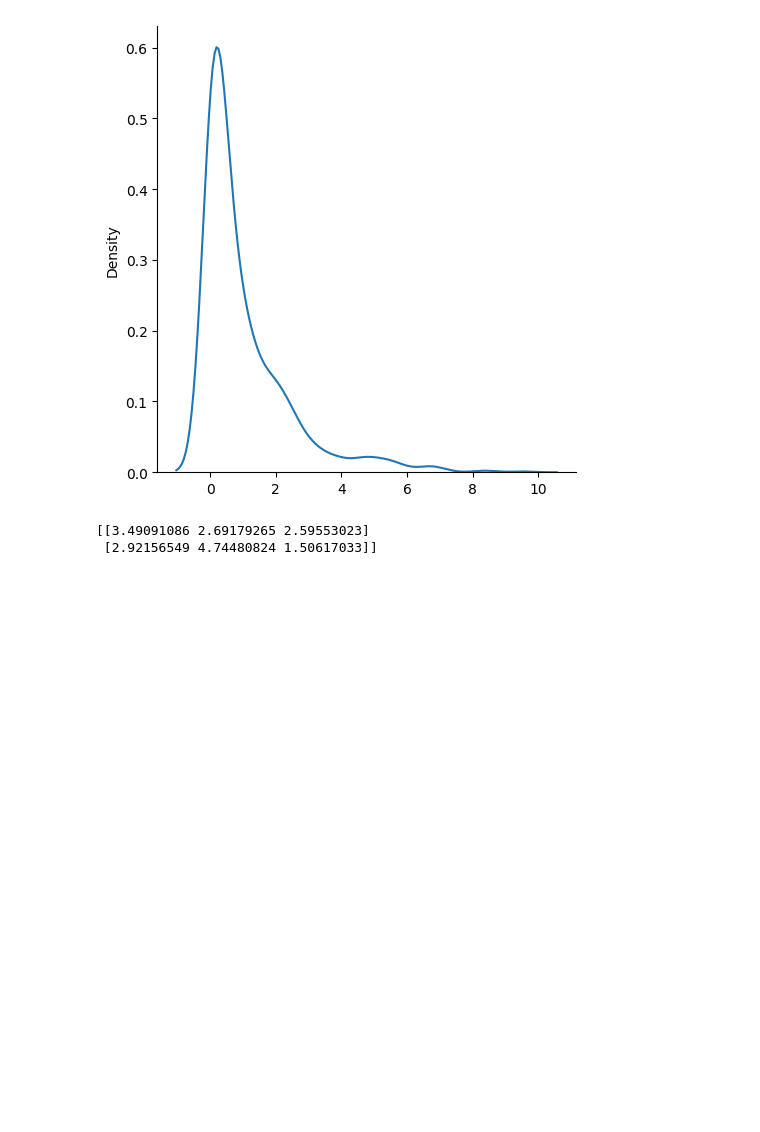
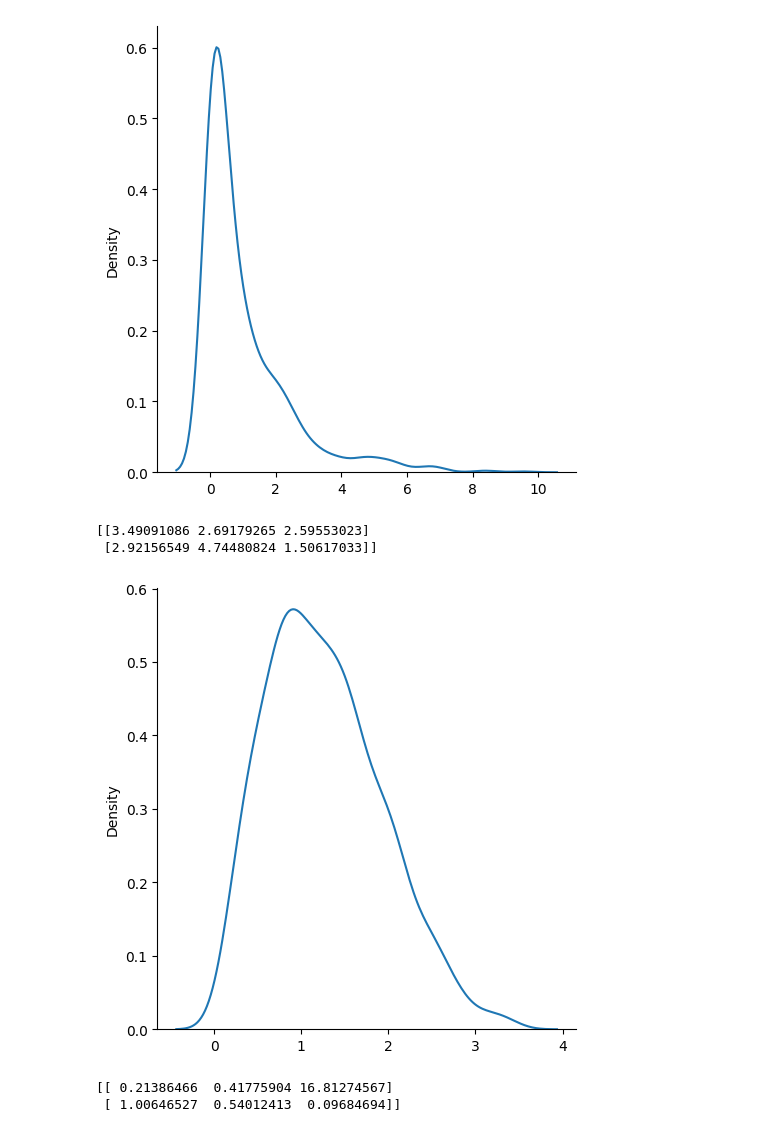
Before and after one commit to shubhajyotimitra/numpy-pandas-notebook, a Jupyter notebook: numpy_random.ipynb, the cells around one changed output. Drawn from its saved outputs; the diff is of its cells as text; code cells hidden in the pictures; blank space fills up the shorter version.

```diff
--- a/numpy_random.ipynb
+++ b/numpy_random.ipynb
@@ -441,3 +441,14 @@ print(x)
 # %% [output]
 [[3.49091086 2.69179265 2.59553023]
  [2.92156549 4.74480824 1.50617033]]
+# %%
+# Visualization of Rayleigh Distribution :
+from numpy import random
+import matplotlib.pyplot as plt
+import seaborn as sns
+
+sns.displot(random.rayleigh(size=1000), kind="kde")
+
+plt.show()
+# %% [output]
+[figure, added]
@@ -443,0 +469,9 @@ print(x)
+# %%
+from numpy import random
+
+x = random.pareto(a=2, size=(2, 3))
+
+print(x)
+# %% [output]
+[[ 0.21386466  0.41775904 16.81274567]
+ [ 1.00646527  0.54012413  0.09684694]]
```
Also changed, not shown: parts of 4 cells of this notebook.
